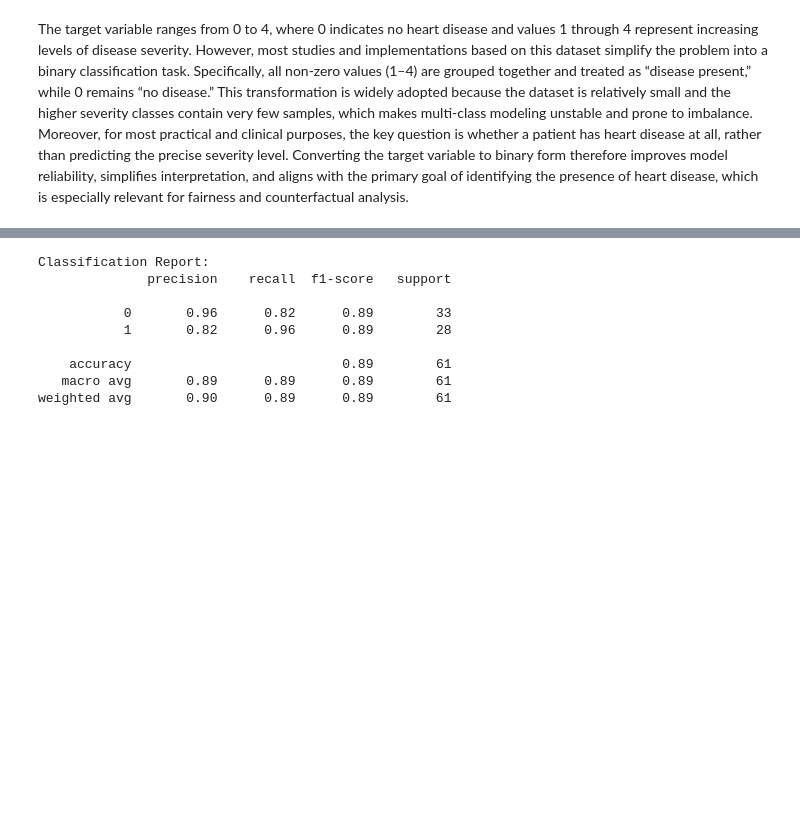
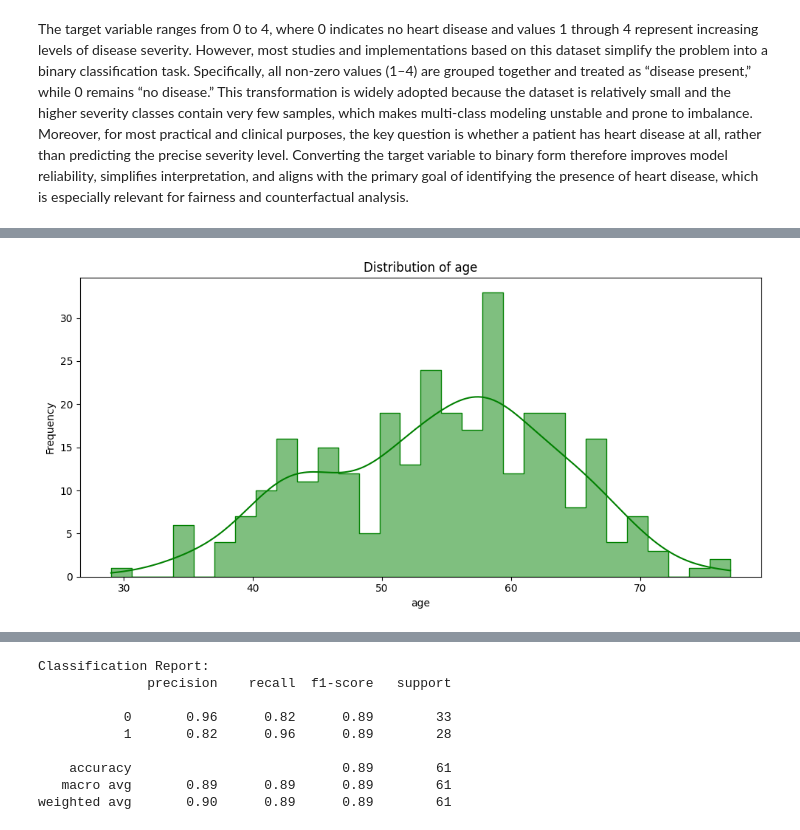
Before and after one commit to inesamorim/Counterfactual-Fairness-in-Health-Prediction-Models-under-Data-Imbalance, a Jupyter notebook: main.ipynb, the cells around one changed output, grey strips where cells are left out. Cells and saved outputs as stored; diff of their text form; code cells hidden in the pictures; blank space fills up the shorter version.

```diff
--- a/main.ipynb
+++ b/main.ipynb
@@ -140,0 +163,4 @@ plot_feature_distribution_categorical(df, 'num', target='num')
+# %%
+plot_feature_distribution_numeric(heart_disease_df, 'age')
+# %% [output]
+[figure, added]
```
Also changed, not shown: parts of 44 cells of this notebook.
